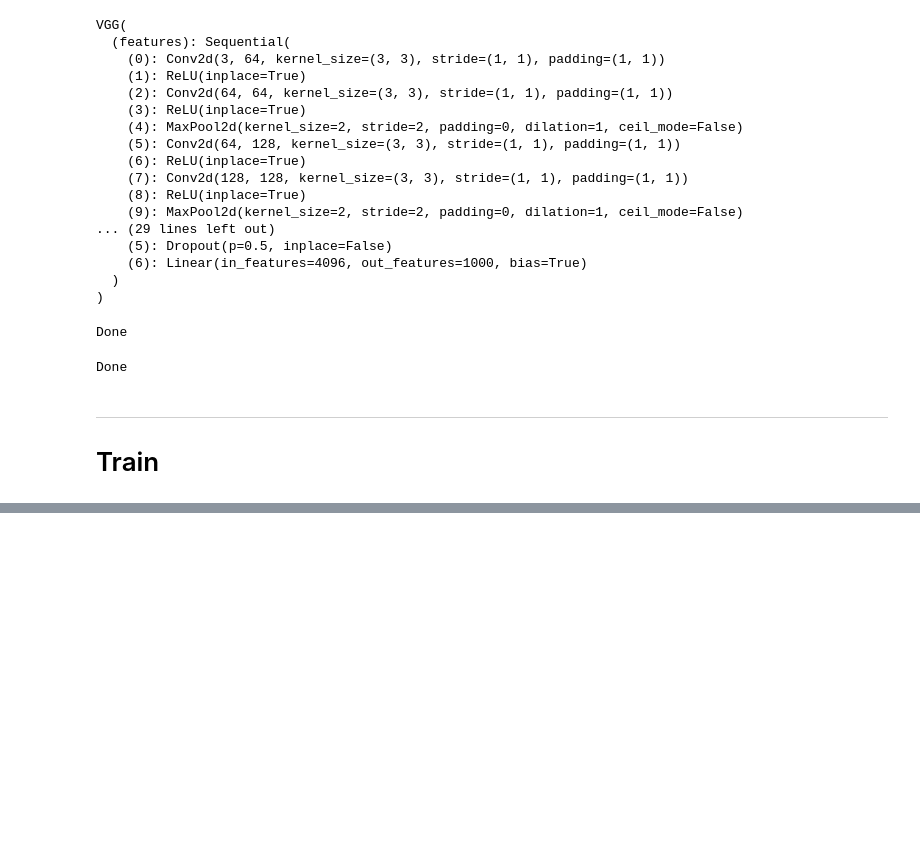
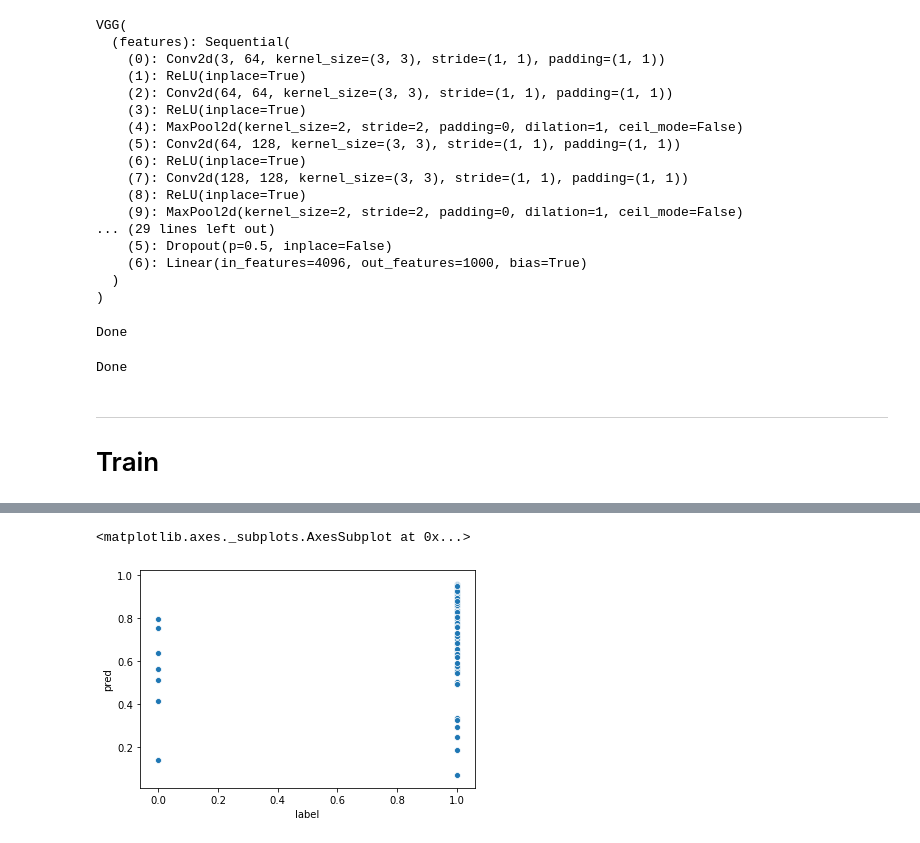
Before and after one commit to MasatakaImamura/deepfake-detection-challenge, a Jupyter notebook: notebook/eda-deepfake-detection-challenge.ipynb, the cells around one changed output, grey strips where cells are left out. Drawn from its saved outputs; the diff is of its cells as text; code cells hidden in the pictures; blank space fills up the shorter version.

```diff
--- a/notebook/eda-deepfake-detection-challenge.ipynb
+++ b/notebook/eda-deepfake-detection-challenge.ipynb
@@ -322,7 +324,7 @@ torch.Size([3, 224, 224])
 ---
 # DataLoader
 # %%
-batch_size = 8
+batch_size = 4
 train_dataloader = DataLoader(train_dataset, batch_size=batch_size, shuffle=True)
 val_dataloader = DataLoader(val_dataset, batch_size=batch_size, shuffle=False)
 dataloader_dict = {
@@ -415,7 +416,7 @@ def train_model(net, dataloader_dict, criterion, optimizer, num_epoch):
             epoch_loss = 0.0
             epoch_corrects = 0
 
-            for inputs, labels in tqdm(dataloader_dict[phase]):
+            for inputs, labels, _ in tqdm(dataloader_dict[phase]):
                 inputs = inputs.to(device)
                 labels = labels.to(device)
                 optimizer.zero_grad()
@@ -465,9 +478,10 @@ torch.save(net.state_dict(), "../model/vgg16_ep{}.pth")
 # Prediction
 label_list = []
 pred_list = []
+path_list = []
 
 with torch.no_grad():
-    for img, label in tqdm(val_dataset):
+    for img, label, mov_path in tqdm(val_dataset):
         img = img.unsqueeze(0)
         img = img.to(device)
 
@@ -478,14 +492,12 @@ with torch.no_grad():
 
         label_list.append(label)
         pred_list.append(preds[0])
-
+        path_list.append(mov_path)
 
 res = pd.DataFrame({
-    'id': id_list,
-    'label': pred_list
+    'label': label_list,
+    'pred': pred_list,
+    'path': path_list
 })
 
-res.sort_values(by='id', inplace=True)
-res.reset_index(drop=True, inplace=True)
-
 res.to_csv('../output/submission.csv', index=False)
@@ -491,0 +523,6 @@ res.to_csv('../output/submission.csv', index=False)
+# %%
+import seaborn as sns
+sns.scatterplot(x='label', y='pred', data=res)
+# %% [output]
+<matplotlib.axes._subplots.AxesSubplot at 0x...>
+[figure, added]
```
Also changed, not shown: parts of 11 cells of this notebook.
